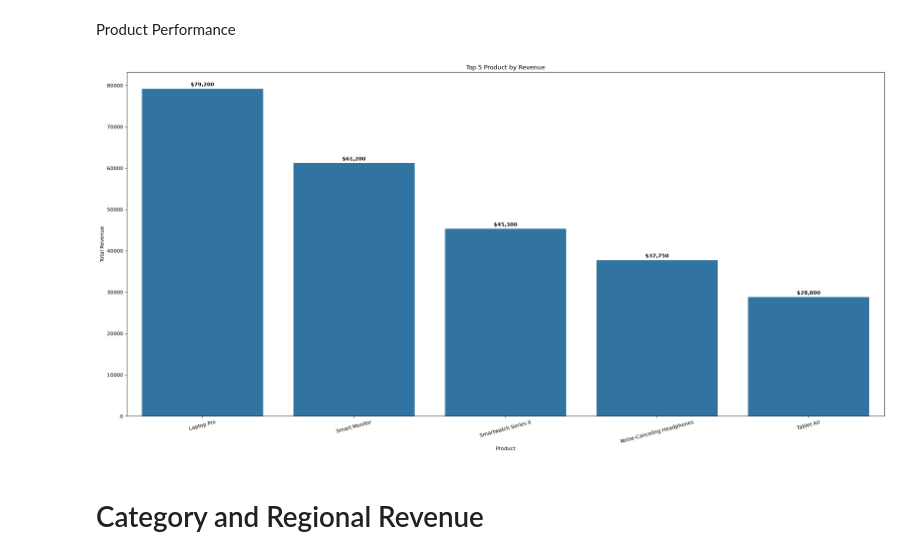
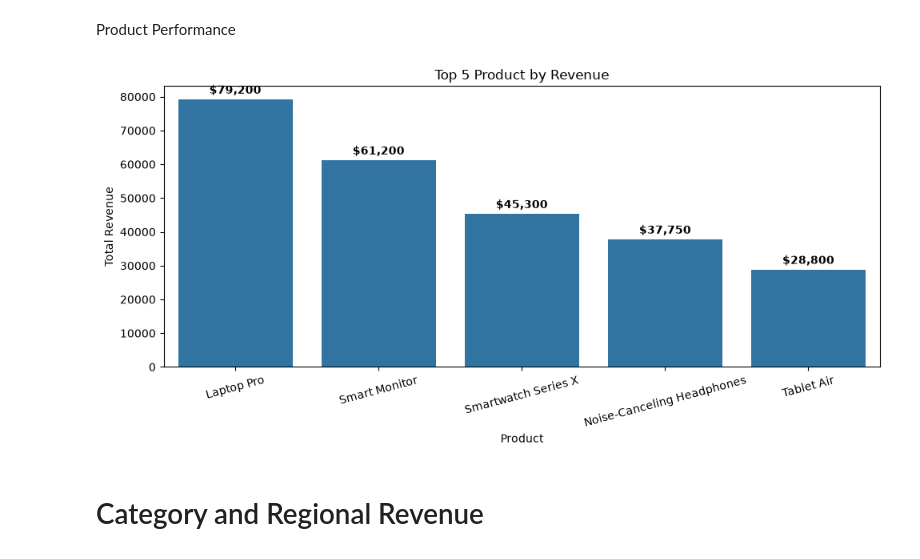
Before and after one commit to Abdurrahman-byte/Exploratory-Data-Analysis, a Jupyter notebook: data_analysis_final_project.ipynb, the cells around one changed output. Saved outputs shown, nothing was run; the diff lists cells and outputs as text; code cells hidden in the pictures.

```diff
--- a/data_analysis_final_project.ipynb
+++ b/data_analysis_final_project.ipynb
@@ -171,32 +170,32 @@ Name: Customer_Rating, dtype: float64
 # %% [markdown]
 Product Performance
 # %%
-plt.figure(figsize=(22, 11))
+plt.figure(figsize=(10, 5))
 ax = sns.barplot(
     data=top_product,
     x="Product",
     y="Revenue_USD"
 )
 
 for p in ax.patches:
     ax.annotate(
         f"${p.get_height():,.0f}",
         (p.get_x() + p.get_width() / 2.0, p.get_height()),
         ha="center",
         va="center",
         xytext=(0, 8),
         textcoords="offset points",
         fontweight="bold",
     )
 
 plt.title("Top 5 Product by Revenue")
 plt.xlabel("Product")
 plt.ylabel("Total Revenue")
 plt.xticks(rotation=15)
 plt.tight_layout()
 plt.show()
 # %% [output]
-[figure, old version]
+[figure, new version]
 # %% [markdown]
 # Category and Regional Revenue
 # %% [markdown]
```
Also changed, not shown: parts of 2 cells of this notebook.
